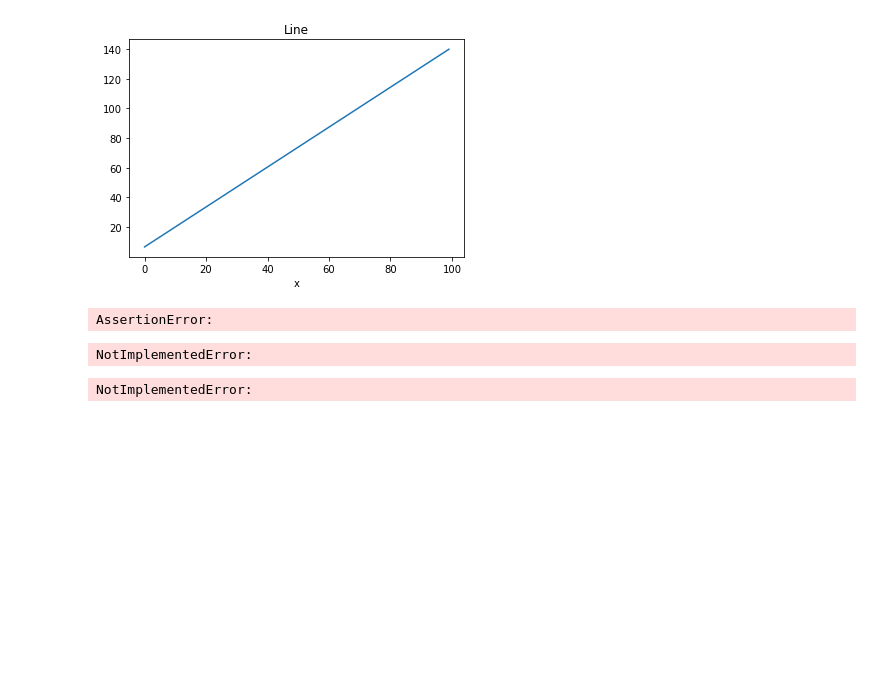
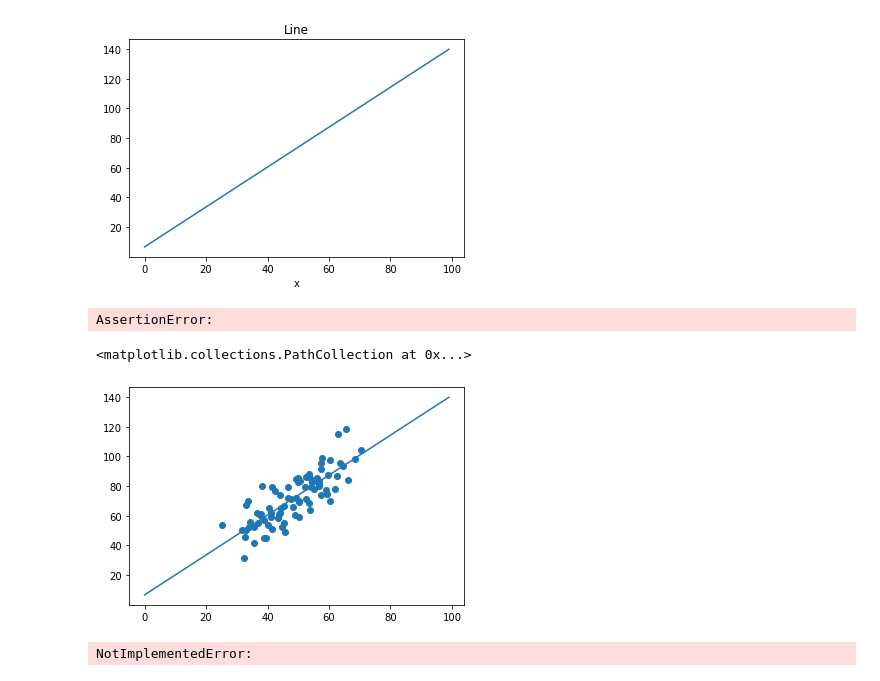
Before and after one commit to fbulbulov/AISpring-exercises, a Jupyter notebook: M3_Machine_Learning/02. Linear_regression/08ml2.ipynb, the cells around one changed output. Saved outputs shown, nothing was run; the diff lists cells and outputs as text; code cells hidden in the pictures; blank space fills up the shorter version.

Commit message:
Plotting graphs

```diff
--- a/M3_Machine_Learning/02. Linear_regression/08ml2.ipynb
+++ b/M3_Machine_Learning/02. Linear_regression/08ml2.ipynb
@@ -120,9 +120,14 @@ assert abs(a +100*b - 140) <= 1
 AssertionError:
 # %%
 # YOUR CODE HERE
-raise NotImplementedError()
+
+plt.plot(line)
+plt.scatter(x_train,y_train)
+
+#raise NotImplementedError()
 # %% [output]
-NotImplementedError:
+<matplotlib.collections.PathCollection at 0x...>
+[figure, added]
 # %%
 #Classify your test data in to classes
 #if the Y value for a certain X is lower than the line then the class is 0
```
